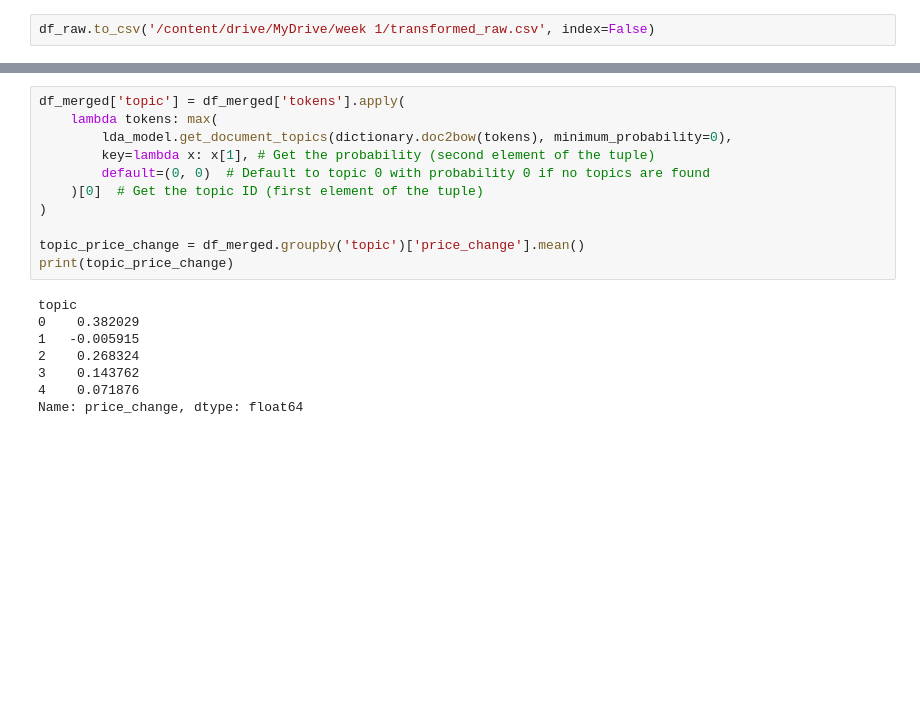
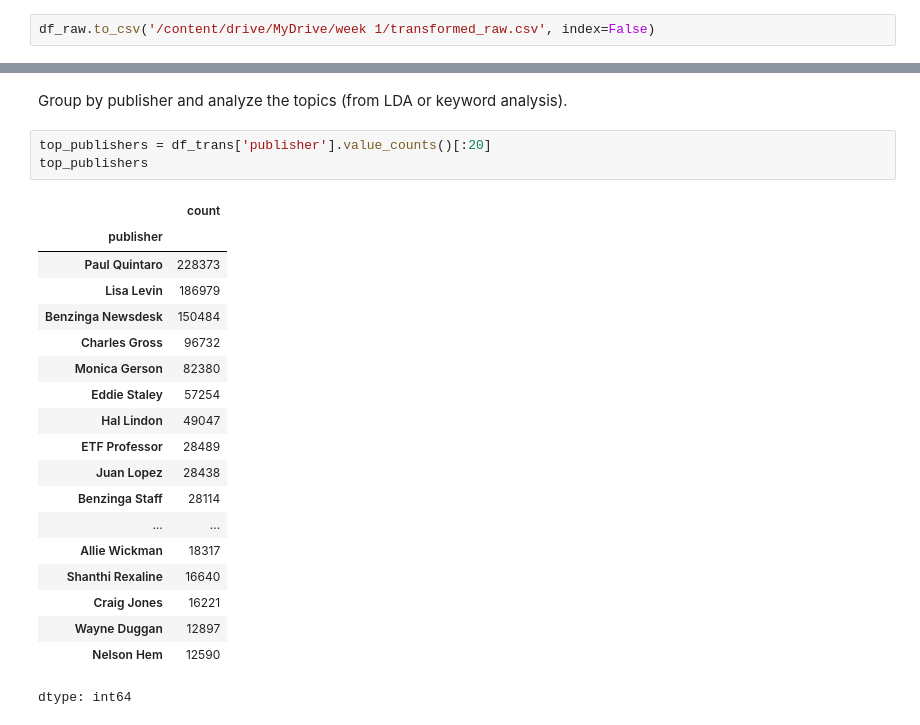
Before and after one commit to Amanzlastt/kifyaw1, a Jupyter notebook: notebooks/Eda.ipynb, the cells around one changed output, grey strips where cells are left out. Saved outputs shown, nothing was run; the diff lists cells and outputs as text; blank space fills up the shorter version.

```diff
--- a/notebooks/Eda.ipynb
+++ b/notebooks/Eda.ipynb
@@ -317,20 +237,26 @@ plt.show()
-# %%
-df_merged['topic'] = df_merged['tokens'].apply(
-    lambda tokens: max(
-        lda_model.get_document_topics(dictionary.doc2bow(tokens), minimum_probability=0),
-        key=lambda x: x[1], # Get the probability (second element of the tuple)
-        default=(0, 0)  # Default to topic 0 with probability 0 if no topics are found
-    )[0]  # Get the topic ID (first element of the tuple)
-)
-
-topic_price_change = df_merged.groupby('topic')['price_change'].mean()
-print(topic_price_change)
-# %% [output]
-topic
-0    0.382029
-1   -0.005915
-2    0.268324
-3    0.143762
-4    0.071876
-Name: price_change, dtype: float64
+# %% [markdown]
+Group by publisher and analyze the topics (from LDA or keyword analysis).
+# %%
+top_publishers = df_trans['publisher'].value_counts()[:20]
+top_publishers
+# %% [output]
+|  | count |
+| publisher |  |
+| Paul Quintaro | 228373 |
+| Lisa Levin | 186979 |
+| Benzinga Newsdesk | 150484 |
+| Charles Gross | 96732 |
+| Monica Gerson | 82380 |
+| Eddie Staley | 57254 |
+| Hal Lindon | 49047 |
+| ETF Professor | 28489 |
+| Juan Lopez | 28438 |
+| Benzinga Staff | 28114 |
+| ... | ... |
+| Allie Wickman | 18317 |
+| Shanthi Rexaline | 16640 |
+| Craig Jones | 16221 |
+| Wayne Duggan | 12897 |
+| Nelson Hem | 12590 |
+dtype: int64
 # %%
```
Also changed, not shown: parts of 17 cells of this notebook.
